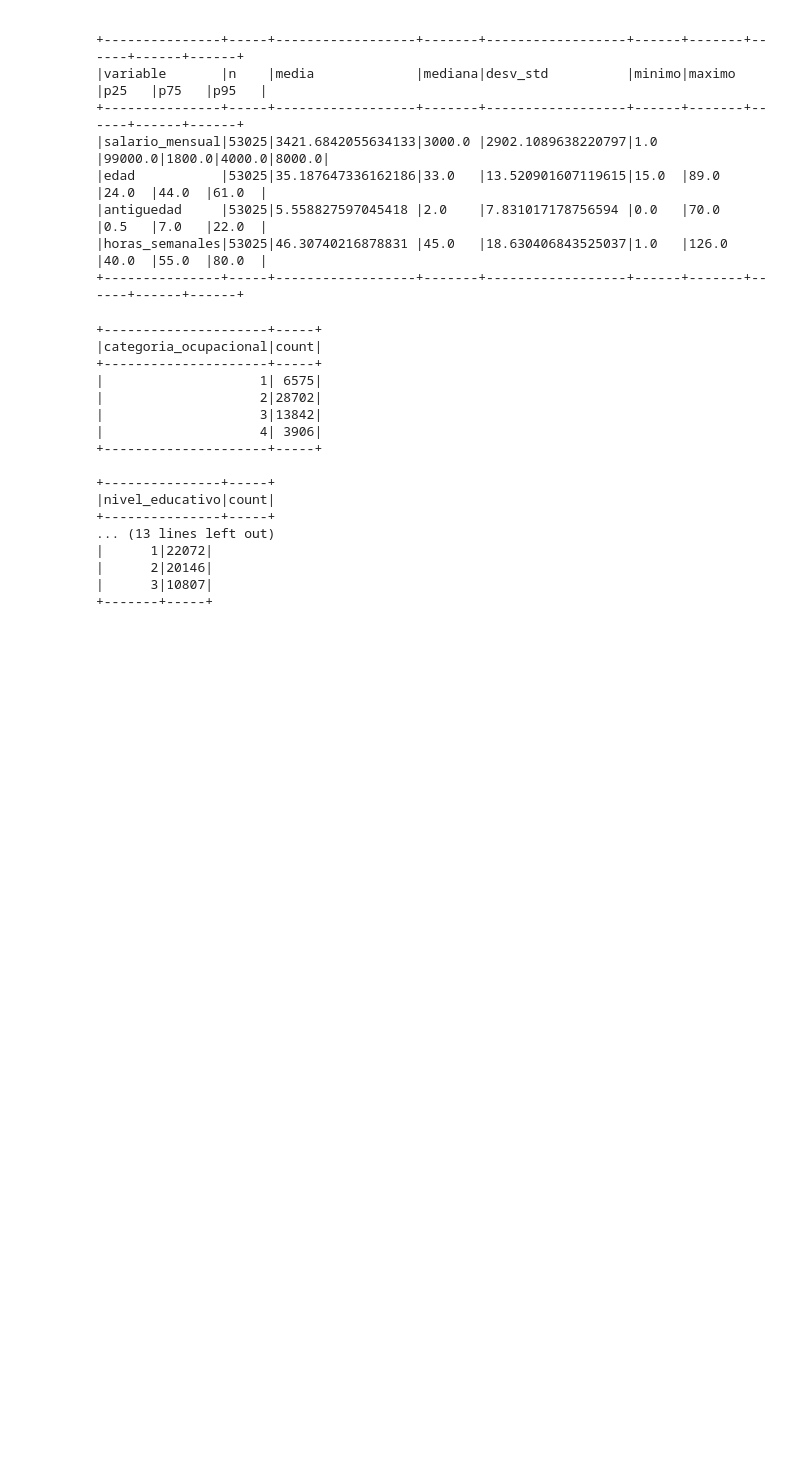
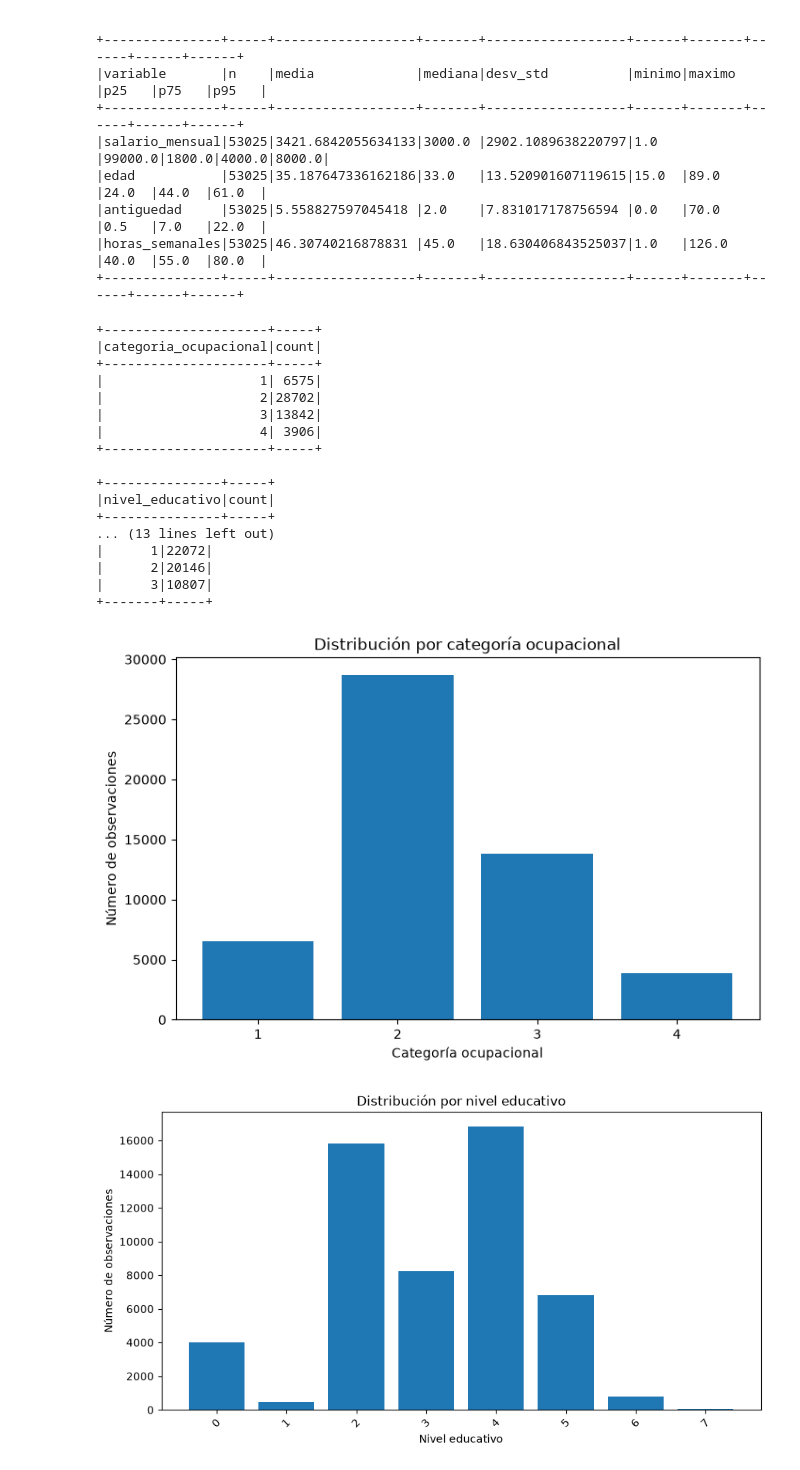
Before and after one commit to tismajo/CC3084-Laboratorio7, a Jupyter notebook: Laboratorio7.ipynb, the cells around one changed output. Cells and saved outputs as stored; diff of their text form; code cells hidden in the pictures; blank space fills up the shorter version.

Commit message:
feat: agregar visualizaciones y análisis de correlación

```diff
--- a/Laboratorio7.ipynb
+++ b/Laboratorio7.ipynb
@@ -1180,3 +1180,49 @@ dist_dominio.show()
 |      2|20146|
 |      3|10807|
 +-------+-----+
+# %%
+pdf_ocupacion = dist_ocupacion.toPandas()
+
+plt.figure(figsize=(8, 5))
+
+plt.bar(
+    pdf_ocupacion["categoria_ocupacional"],
+    pdf_ocupacion["count"]
+)
+
+plt.title("Distribución por categoría ocupacional")
+plt.xlabel("Categoría ocupacional")
+plt.ylabel("Número de observaciones")
+plt.show()
+
+pdf_educacion = dist_educacion.toPandas()
+
+plt.figure(figsize=(10, 5))
+
+plt.bar(
+    pdf_educacion["nivel_educativo"],
+    pdf_educacion["count"]
+)
+
+plt.title("Distribución por nivel educativo")
+plt.xlabel("Nivel educativo")
+plt.ylabel("Número de observaciones")
+plt.xticks(rotation=45)
+plt.show()
+
+pdf_dominio = dist_dominio.toPandas()
+
+plt.figure(figsize=(8, 5))
+
+plt.bar(
+    pdf_dominio["dominio"],
+    pdf_dominio["count"]
+)
+
+plt.title("Distribución por dominio")
+plt.xlabel("Dominio")
+plt.ylabel("Número de observaciones")
+plt.show()
+# %% [output]
+[figure, added]
+[figure, added]
```
Also changed, not shown: parts of 6 cells of this notebook.
